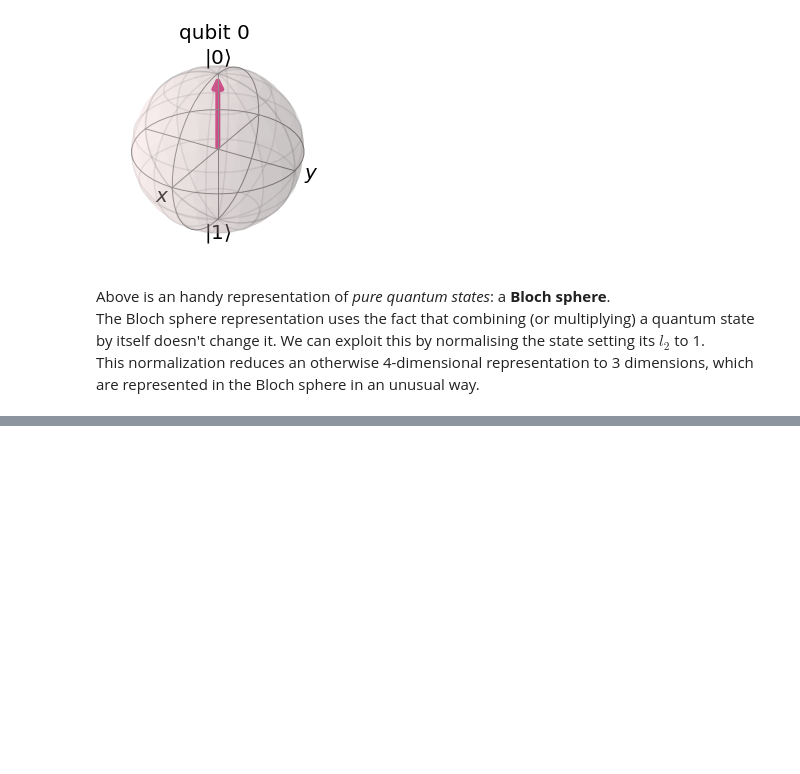
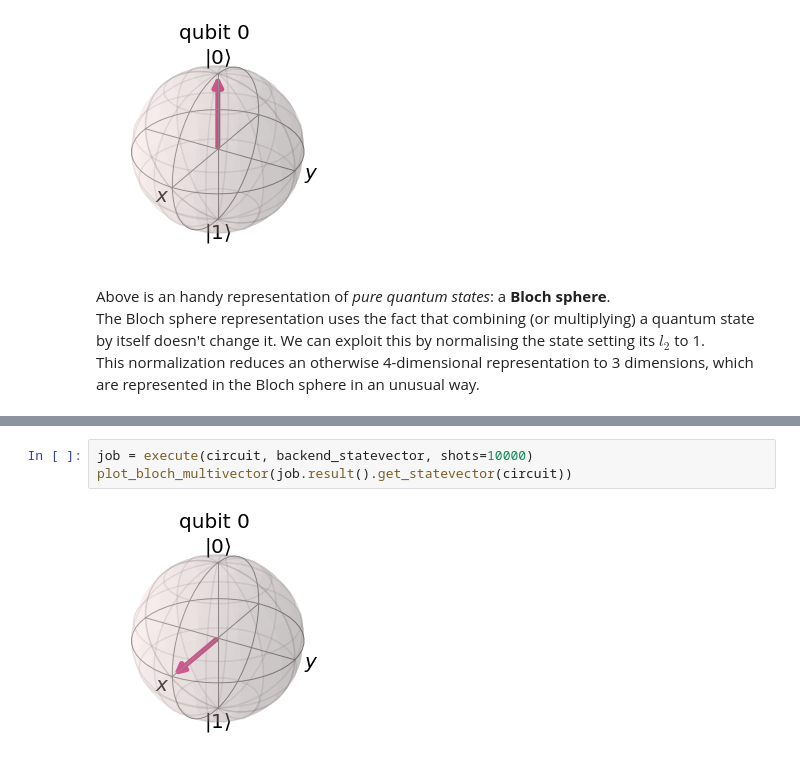
Before and after one commit to GiuliaLanzillotta/My-ML-exercises, a Jupyter notebook: Intro_to_quantum_computing.ipynb, the cells around one changed output, grey strips where cells are left out. Cells and saved outputs as stored; diff of their text form; blank space fills up the shorter version.

```diff
--- a/Intro_to_quantum_computing.ipynb
+++ b/Intro_to_quantum_computing.ipynb
@@ -73,0 +96,5 @@ This normalization reduces an otherwise 4-dimensional representation to 3 dimens
+# %%
+job = execute(circuit, backend_statevector, shots=10000)
+plot_bloch_multivector(job.result().get_statevector(circuit))
+# %% [output]
+[figure, added]
```
Also changed, not shown: parts of 11 cells of this notebook.
